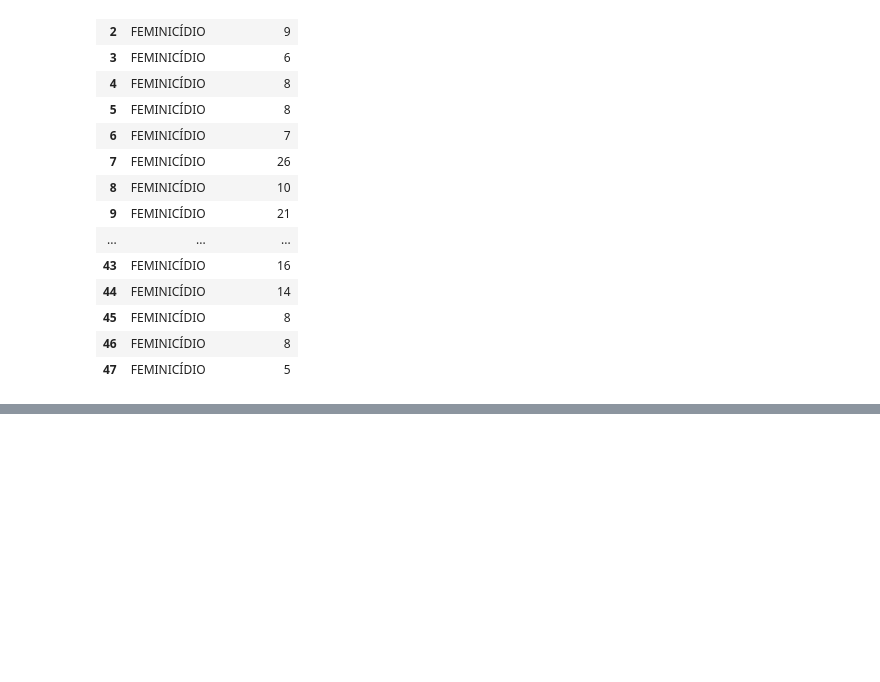
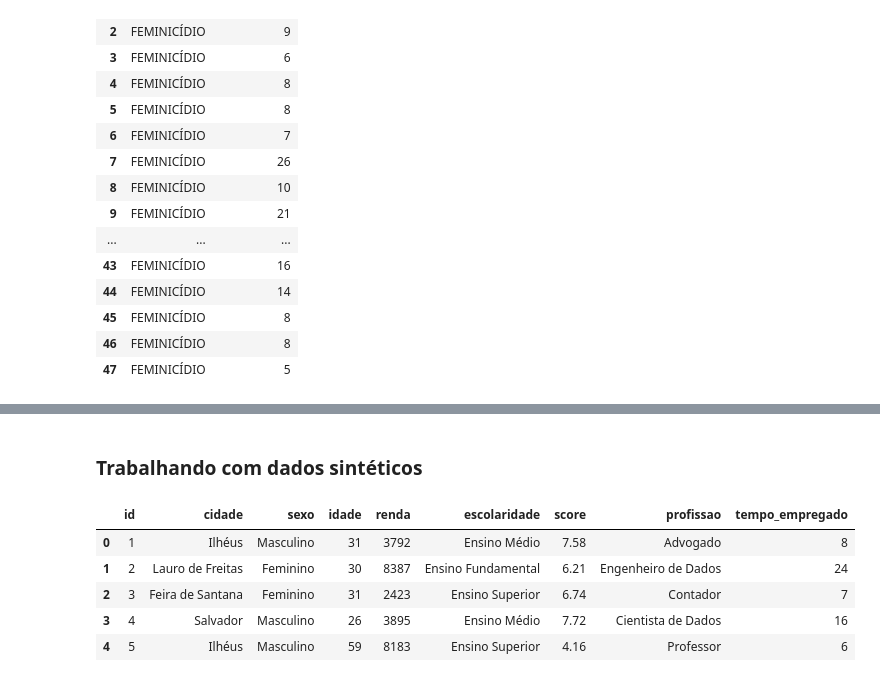
Before and after one commit to jpshimidt/DataScience, a Jupyter notebook: Dia_3_BOOTCAMP_Coleta_de_Dados.ipynb, the cells around one changed output, grey strips where cells are left out. Saved outputs shown, nothing was run; the diff lists cells and outputs as text; code cells hidden in the pictures; blank space fills up the shorter version.

```diff
--- a/Dia_3_BOOTCAMP_Coleta_de_Dados.ipynb
+++ b/Dia_3_BOOTCAMP_Coleta_de_Dados.ipynb
@@ -165,0 +273,2 @@ Base_Dados
+# %% [markdown]
+### Trabalhando com dados sintéticos
@@ -165,0 +277,10 @@ Base_Dados
+# %%
+# 5 primeiras linhas
+df.head()
+# %% [output]
+|  | id | cidade | sexo | idade | renda | escolaridade | score | profissao | tempo_empregado |
+| 0 | 1 | Ilhéus | Masculino | 31 | 3792 | Ensino Médio | 7.58 | Advogado | 8 |
+| 1 | 2 | Lauro de Freitas | Feminino | 30 | 8387 | Ensino Fundamental | 6.21 | Engenheiro de Dados | 24 |
+| 2 | 3 | Feira de Santana | Feminino | 31 | 2423 | Ensino Superior | 6.74 | Contador | 7 |
+| 3 | 4 | Salvador | Masculino | 26 | 3895 | Ensino Médio | 7.72 | Cientista de Dados | 16 |
+| 4 | 5 | Ilhéus | Masculino | 59 | 8183 | Ensino Superior | 4.16 | Professor | 6 |
```
Also changed, not shown: parts of 40 cells of this notebook.
